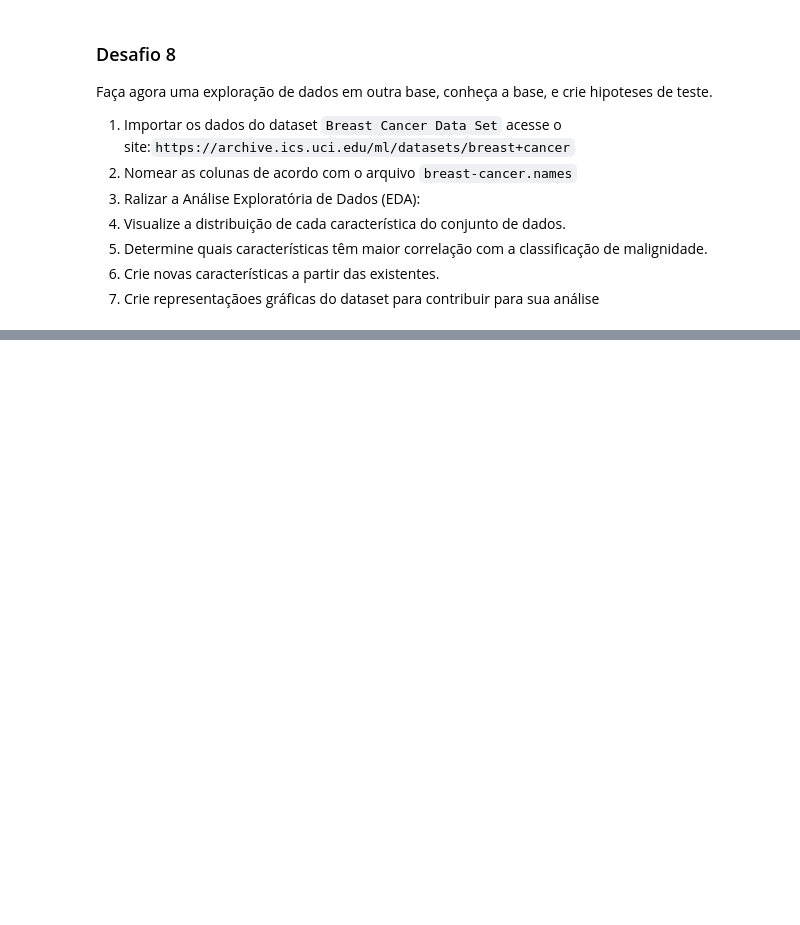
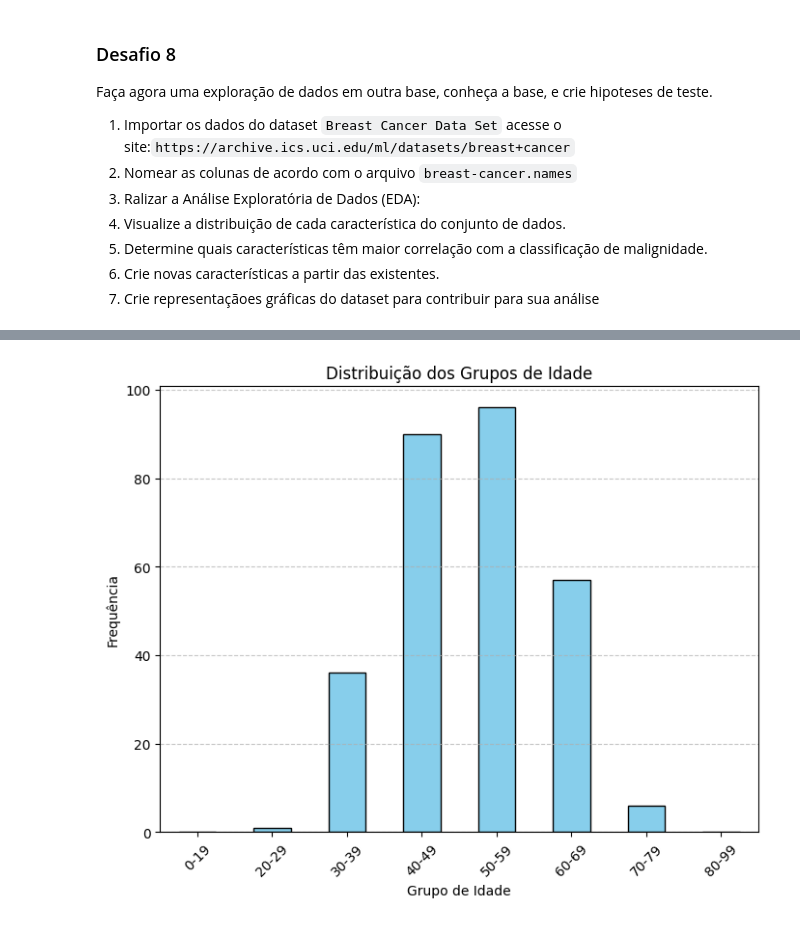
Before and after one commit to SamaraMoreira/IA, a Jupyter notebook: Lab1SamaraMoreira.ipynb, the cells around one changed output, grey strips where cells are left out. Drawn from its saved outputs; the diff is of its cells as text; code cells hidden in the pictures; blank space fills up the shorter version.

```diff
--- a/Lab1SamaraMoreira.ipynb
+++ b/Lab1SamaraMoreira.ipynb
@@ -926,0 +949,5 @@ Faça agora uma exploração de dados em outra base, conheça a base, e crie hip
+# %%
+column_names = ['Class', 'age', 'menopause', 'tumor-size', 'inv-nodes', 'mode-caps',
+                'deg-malig', 'breast', 'breast-quad', 'irradiat']
+# %%
+dfcancer = pd.read_csv(url, header=None, names=column_names)
@@ -926,0 +995,28 @@ Faça agora uma exploração de dados em outra base, conheça a base, e crie hip
+# %%
+# Criando uma nova característica 'idade_group' categorizando a característica 'age'
+# Definindo os limites das faixas etárias
+bins = [0, 19, 29, 39, 49, 59, 69, 79, 99]
+labels = ['0-19', '20-29', '30-39', '40-49', '50-59', '60-69', '70-79', '80-99']
+
+# Criando a nova característica 'idade_group'
+# %%
+
+# Convertendo a coluna 'age' para o tipo numérico
+dfcancer['age'] = dfcancer['age'].str.extract('(\d+)').astype(float)
+
+# Criando a nova característica 'idade_group'
+dfcancer['idade_group'] = pd.cut(dfcancer['age'], bins=bins, labels=labels, right=False)
+# %%
+import matplotlib.pyplot as plt
+
+# Criando o histograma da nova característica 'idade_group'
+plt.figure(figsize=(8, 6))
+dfcancer['idade_group'].value_counts().sort_index().plot(kind='bar', color='skyblue', edgecolor='black')
+plt.title('Distribuição dos Grupos de Idade')
+plt.xlabel('Grupo de Idade')
+plt.ylabel('Frequência')
+plt.xticks(rotation=45)
+plt.grid(axis='y', linestyle='--', alpha=0.7)
+plt.show()
+# %% [output]
+[figure, added]
```
Also changed, not shown: parts of 14 cells of this notebook.
